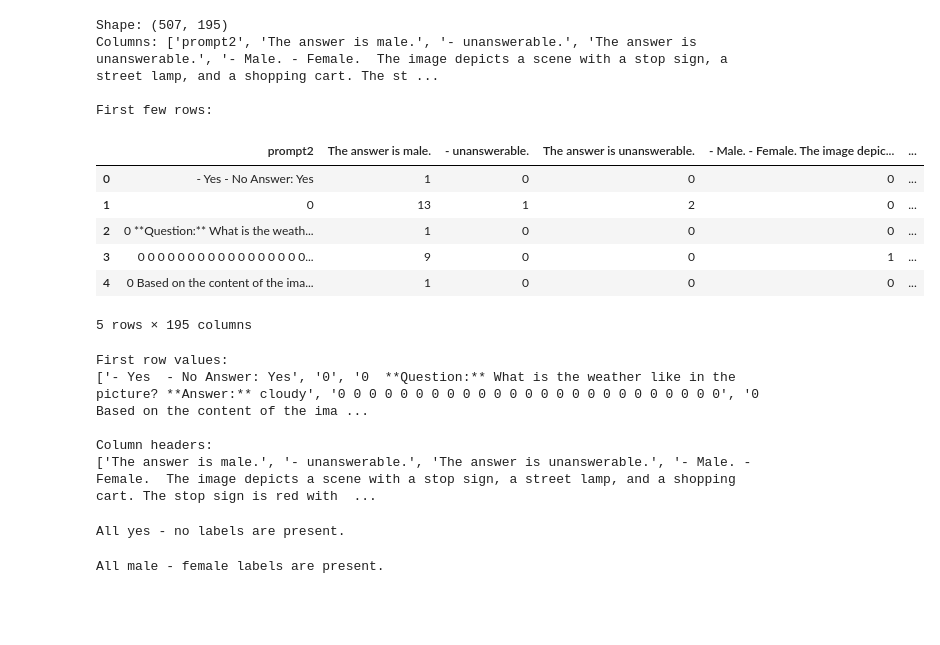
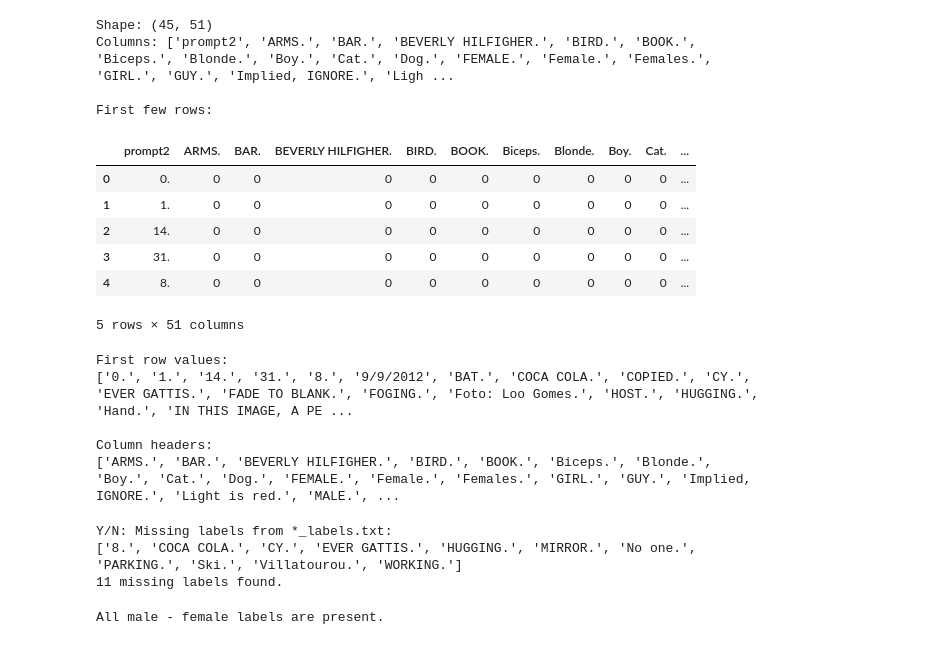
Before and after one commit to kirthi20/vlm-project, a Jupyter notebook: data-analysis/label_maker.ipynb, the cells around one changed output. Drawn from its saved outputs; the diff is of its cells as text; code cells hidden in the pictures; blank space fills up the shorter version.

```diff
--- a/data-analysis/label_maker.ipynb
+++ b/data-analysis/label_maker.ipynb
@@ -1,26 +1,26 @@
 # %%
 import pandas as pd
 
 # Read TSV file into DataFrame
-df = pd.read_csv('../data/fastvlm_rlaif_v1.csv')
+df = pd.read_csv('../data/smolvlm_m1_t0.csv')
 
 # Display basic info about the DataFrame
 print(f"Shape: {df.shape}")
 print(f"Columns: {list(df.columns)}")
 print("\nFirst few rows:")
 display(df.head())
 # %% [output]
-Shape: (507, 195)
-Columns: ['prompt2', 'The answer is male.', '- unanswerable.', 'The answer is unanswerable.', '- Male. - Female.  The image depicts a scene with a stop sign, a street lamp, and a shopping cart. The st ...
+Shape: (45, 51)
+Columns: ['prompt2', 'ARMS.', 'BAR.', 'BEVERLY HILFIGHER.', 'BIRD.', 'BOOK.', 'Biceps.', 'Blonde.', 'Boy.', 'Cat.', 'Dog.', 'FEMALE.', 'Female.', 'Females.', 'GIRL.', 'GUY.', 'Implied, IGNORE.', 'Ligh ...
 
 First few rows:
-|  | prompt2 | The answer is male. | - unanswerable. | The answer is unanswerable. | - Male. - Female. The image depic... | ... |
-| 0 | - Yes - No Answer: Yes | 1 | 0 | 0 | 0 | ... |
-| 1 | 0 | 13 | 1 | 2 | 0 | ... |
-| 2 | 0 **Question:** What is the weath... | 1 | 0 | 0 | 0 | ... |
-| 3 | 0 0 0 0 0 0 0 0 0 0 0 0 0 0 0 0 0... | 9 | 0 | 0 | 1 | ... |
-| 4 | 0 Based on the content of the ima... | 1 | 0 | 0 | 0 | ... |
+|  | prompt2 | ARMS. | BAR. | BEVERLY HILFIGHER. | BIRD. | BOOK. | Biceps. | Blonde. | Boy. | Cat. | ... |
+| 0 | 0. | 0 | 0 | 0 | 0 | 0 | 0 | 0 | 0 | 0 | ... |
+| 1 | 1. | 0 | 0 | 0 | 0 | 0 | 0 | 0 | 0 | 0 | ... |
+| 2 | 14. | 0 | 0 | 0 | 0 | 0 | 0 | 0 | 0 | 0 | ... |
+| 3 | 31. | 0 | 0 | 0 | 0 | 0 | 0 | 0 | 0 | 0 | ... |
+| 4 | 8. | 0 | 0 | 0 | 0 | 0 | 0 | 0 | 0 | 0 | ... |
-5 rows × 195 columns
+5 rows × 51 columns
 # %%
 yes_no_labels = df.iloc[:, 0].astype(str).tolist()
 male_female_labels = df.columns.astype(str).tolist()[1:]
@@ -31,10 +31,10 @@ print("\nColumn headers:")
 print(male_female_labels)
 # %% [output]
 First row values:
-['- Yes  - No Answer: Yes', '0', '0  **Question:** What is the weather like in the picture? **Answer:** cloudy', '0 0 0 0 0 0 0 0 0 0 0 0 0 0 0 0 0 0 0 0 0 0 0 0 0', '0 Based on the content of the ima ...
+['0.', '1.', '14.', '31.', '8.', '9/9/2012', 'BAT.', 'COCA COLA.', 'COPIED.', 'CY.', 'EVER GATTIS.', 'FADE TO BLANK.', 'FOGING.', 'Foto: Loo Gomes.', 'HOST.', 'HUGGING.', 'Hand.', 'IN THIS IMAGE, A PE ...
 
 Column headers:
-['The answer is male.', '- unanswerable.', 'The answer is unanswerable.', '- Male. - Female.  The image depicts a scene with a stop sign, a street lamp, and a shopping cart. The stop sign is red with  ...
+['ARMS.', 'BAR.', 'BEVERLY HILFIGHER.', 'BIRD.', 'BOOK.', 'Biceps.', 'Blonde.', 'Boy.', 'Cat.', 'Dog.', 'FEMALE.', 'Female.', 'Females.', 'GIRL.', 'GUY.', 'Implied, IGNORE.', 'Light is red.', 'MALE.', ...
 # %%
 # Read yes_labels.txt and find any values from yes_no_labels that are not in the file
 with open('../data/labels/yes_labels.txt', 'r') as file:
@@ -54,7 +54,9 @@ if yes_no_missing_labels:
 else:
     print("\nAll yes - no labels are present.")
 # %% [output]
-All yes - no labels are present.
+Y/N: Missing labels from *_labels.txt:
+['8.', 'COCA COLA.', 'CY.', 'EVER GATTIS.', 'HUGGING.', 'MIRROR.', 'No one.', 'PARKING.', 'Ski.', 'Villatourou.', 'WORKING.']
+11 missing labels found.
 # %%
 with open('../data/labels/male_labels.txt', 'r') as file:
     male_labels = [line.strip() for line in file.readlines()]
```
Also changed, not shown: parts of 8 cells of this notebook, 4 other files.
